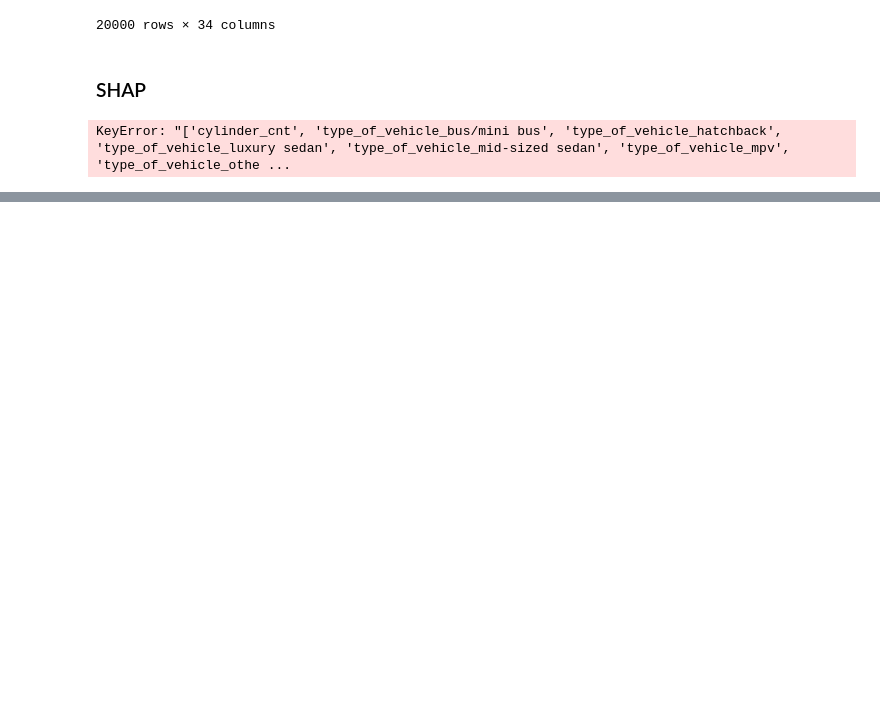
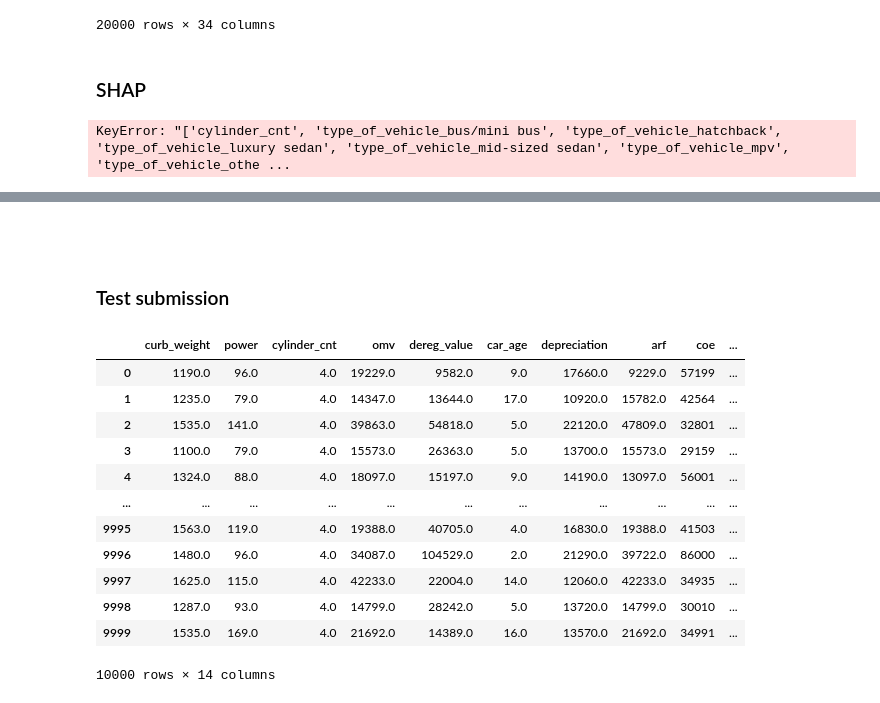
Before and after one commit to melloo21/CS5228_project, a Jupyter notebook: EDA_2.ipynb, the cells around one changed output, grey strips where cells are left out. Cells and saved outputs as stored; diff of their text form; code cells hidden in the pictures; blank space fills up the shorter version.

```diff
--- a/EDA_2.ipynb
+++ b/EDA_2.ipynb
@@ -1155,0 +1730,20 @@ KeyError: "['cylinder_cnt', 'type_of_vehicle_bus/mini bus', 'type_of_vehicle_hat
+# %% [markdown]
+###
+# %% [markdown]
+### Test submission
+# %%
+test_df[features]
+# %% [output]
+|  | curb_weight | power | cylinder_cnt | omv | dereg_value | car_age | depreciation | arf | coe | ... |
+| 0 | 1190.0 | 96.0 | 4.0 | 19229.0 | 9582.0 | 9.0 | 17660.0 | 9229.0 | 57199 | ... |
+| 1 | 1235.0 | 79.0 | 4.0 | 14347.0 | 13644.0 | 17.0 | 10920.0 | 15782.0 | 42564 | ... |
+| 2 | 1535.0 | 141.0 | 4.0 | 39863.0 | 54818.0 | 5.0 | 22120.0 | 47809.0 | 32801 | ... |
+| 3 | 1100.0 | 79.0 | 4.0 | 15573.0 | 26363.0 | 5.0 | 13700.0 | 15573.0 | 29159 | ... |
+| 4 | 1324.0 | 88.0 | 4.0 | 18097.0 | 15197.0 | 9.0 | 14190.0 | 13097.0 | 56001 | ... |
+| ... | ... | ... | ... | ... | ... | ... | ... | ... | ... | ... |
+| 9995 | 1563.0 | 119.0 | 4.0 | 19388.0 | 40705.0 | 4.0 | 16830.0 | 19388.0 | 41503 | ... |
+| 9996 | 1480.0 | 96.0 | 4.0 | 34087.0 | 104529.0 | 2.0 | 21290.0 | 39722.0 | 86000 | ... |
+| 9997 | 1625.0 | 115.0 | 4.0 | 42233.0 | 22004.0 | 14.0 | 12060.0 | 42233.0 | 34935 | ... |
+| 9998 | 1287.0 | 93.0 | 4.0 | 14799.0 | 28242.0 | 5.0 | 13720.0 | 14799.0 | 30010 | ... |
+| 9999 | 1535.0 | 169.0 | 4.0 | 21692.0 | 14389.0 | 16.0 | 13570.0 | 21692.0 | 34991 | ... |
+10000 rows × 14 columns
```
Also changed, not shown: parts of 41 cells of this notebook, 5 other files.
